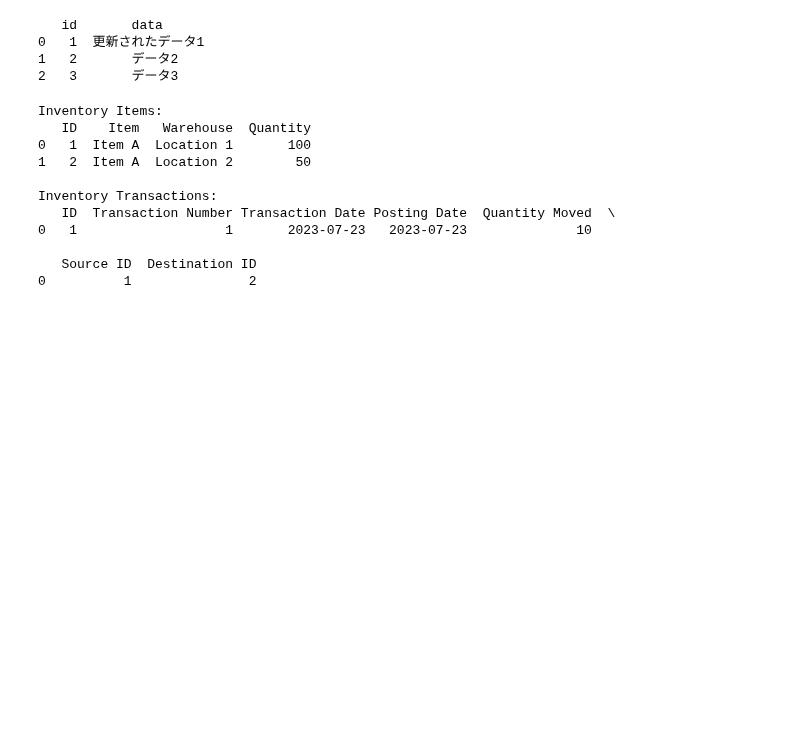
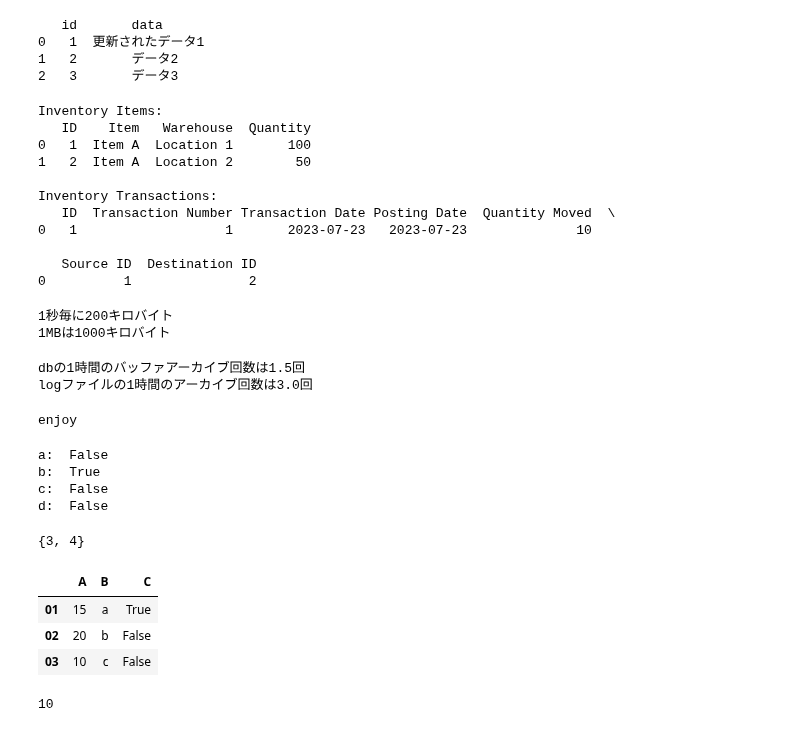
Before and after one commit to phonon-py/DatabaseSpecialistStudy, a Jupyter notebook: main_v4.ipynb, the cells around one changed output. Saved outputs shown, nothing was run; the diff lists cells and outputs as text; code cells hidden in the pictures; blank space fills up the shorter version.

```diff
--- a/main_v4.ipynb
+++ b/main_v4.ipynb
@@ -392,3 +392,80 @@ Inventory Transactions:
 
    Source ID  Destination ID
 0          1               2
+# %%
+# 毎秒
+print(f"1秒毎に{20*10}キロバイト")
+
+mb_to_kb =  10**3
+print(f"1MBは{mb_to_kb}キロバイト")
+# %% [output]
+1秒毎に200キロバイト
+1MBは1000キロバイト
+# %%
+db_buffer = 480 * mb_to_kb
+print(f"dbの1時間のバッファアーカイブ回数は{(60*60) / (db_buffer / 200)}回")
+
+log_buffer = 240 * mb_to_kb
+print(f"logファイルの1時間のアーカイブ回数は{(60*60) / (log_buffer / 200)}回")
+# %% [output]
+dbの1時間のバッファアーカイブ回数は1.5回
+logファイルの1時間のアーカイブ回数は3.0回
+# %%
+import re
+
+pattern = r"enjoy"
+text = "enjoy data science"
+matchOB = re.match(pattern, text)
+if matchOB:
+    print(matchOB.group())
+# %% [output]
+enjoy
+# %%
+# サンプルの集合 R と S
+R = {1, 2, 3, 4}
+S = {3, 4, 5, 6}
+
+# R ∩ S
+intersection = R & S
+
+# a. (R - S) - (S - R)
+a = (R - S) - (S - R)
+print("a: ", a == intersection)
+
+# b. R - (R - S)
+b = R - (R - S)
+print("b: ", b == intersection)
+
+# c. R - (S - R)
+c = R - (S - R)
+print("c: ", c == intersection)
+
+# d. S - (R - S)
+d = S - (R - S)
+print("d: ", d == intersection)
+# %% [output]
+a:  False
+b:  True
+c:  False
+d:  False
+# %%
+intersection
+# %% [output]
+{3, 4}
+# %%
+import pandas as pd
+
+
+df = pd.DataFrame([[15, "a", True], [20, "b", False], [10, "c", False]])
+df.index = ["01", "02", "03"]
+df.columns = ["A", "B", "C"]
+df
+# %% [output]
+|  | A | B | C |
+| 01 | 15 | a | True |
+| 02 | 20 | b | False |
+| 03 | 10 | c | False |
+# %%
+df.iloc[2,0]
+# %% [output]
+10
```
Also changed, not shown: parts of 20 cells of this notebook, 2 other files.
